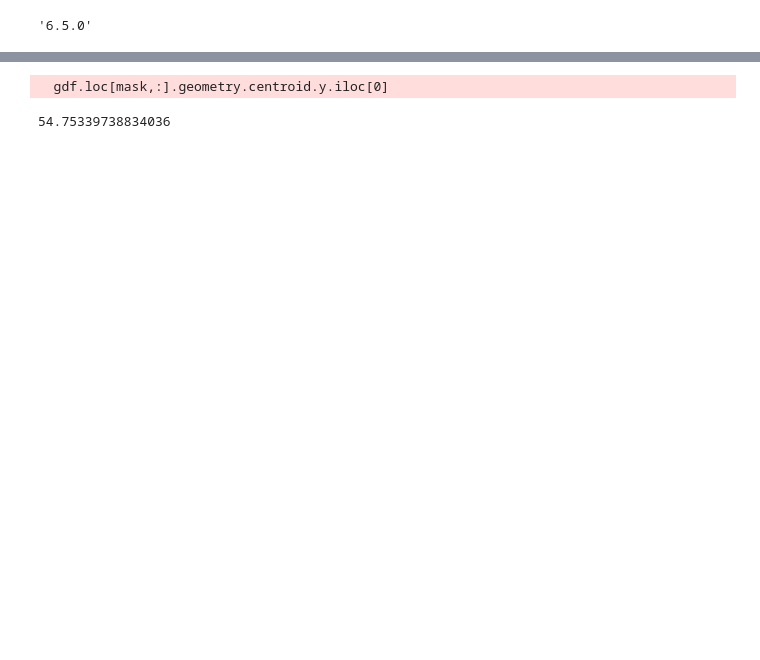
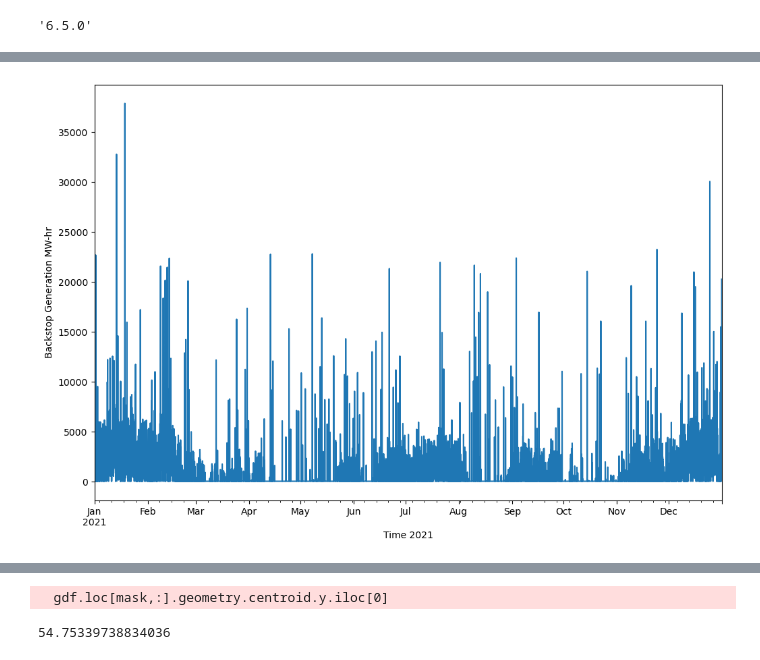
Before and after one commit to DeltaE/PyPSA_BC, a Jupyter notebook: notebooks/testing-ev-integration.ipynb, the cells around one changed output, grey strips where cells are left out. Drawn from its saved outputs; the diff is of its cells as text; code cells hidden in the pictures; blank space fills up the shorter version.

```diff
--- a/notebooks/testing-ev-integration.ipynb
+++ b/notebooks/testing-ev-integration.ipynb
@@ -36,0 +116,10 @@ INFO:pypsa.io:Imported network tester.nc has buses, carriers, generators, lines,
+# %%
+mask = n.generators.index.str.contains("Backstop")
+cols = n.generators[mask].index.to_list()
+plt.figure(figsize=(12,8))
+(n.generators_t.p[cols].sum(axis=1)).plot() # .loc[mask,:]
+plt.xlabel('Time 2021')
+plt.ylabel('Backstop Generation MW-hr')
+plt.savefig('Backstop-Year.png')
+# %% [output]
+[figure, added]
```
Also changed, not shown: parts of 11 cells of this notebook.
